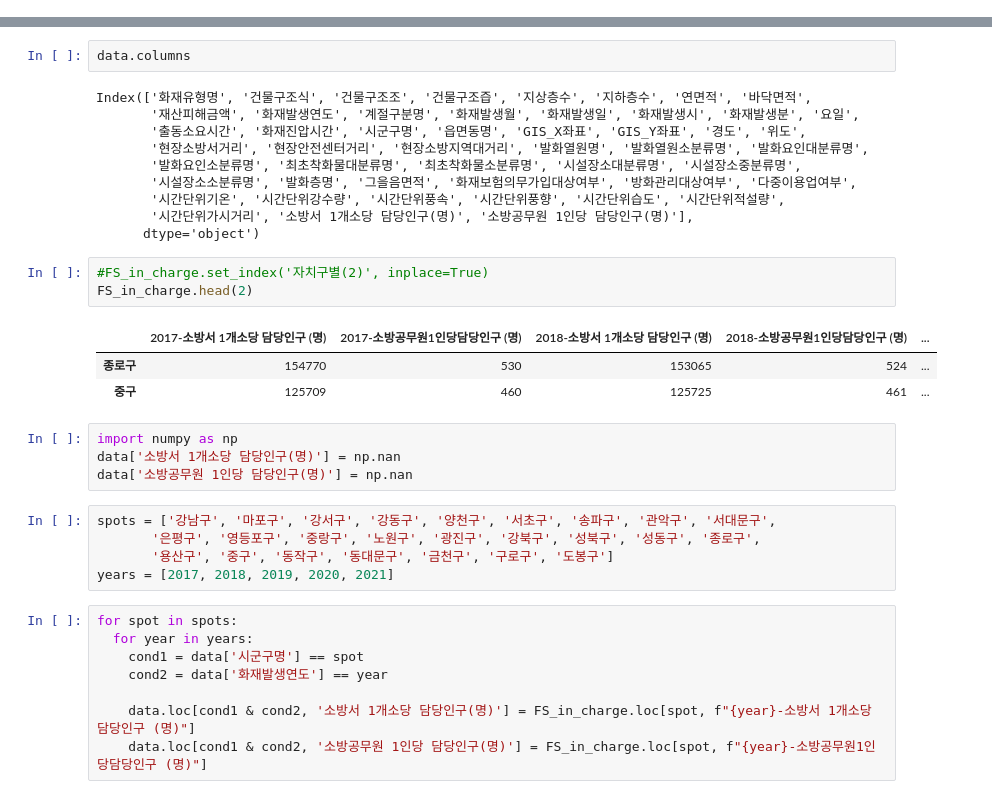
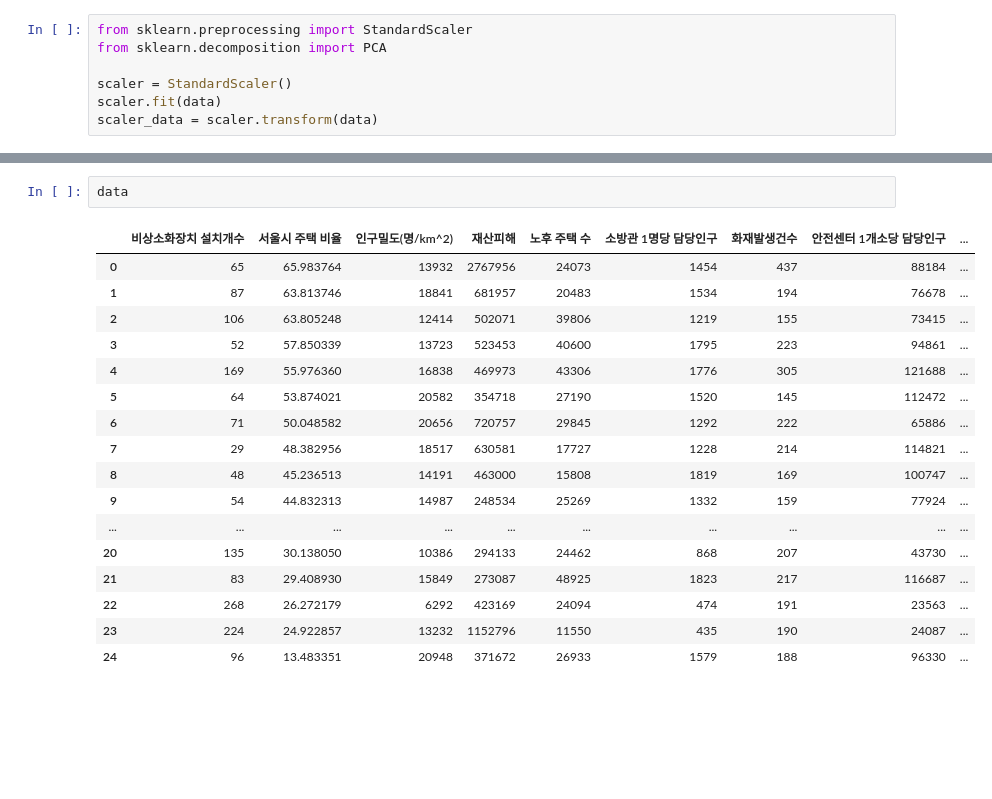
Before and after one commit to Ju0s/Prj-SeoulFireRisk, a Jupyter notebook: prediction_of_Fire_Property_Damage.ipynb, the cells around one changed output, grey strips where cells are left out. Drawn from its saved outputs; the diff is of its cells as text; blank space fills up the shorter version.

```diff
--- a/prediction_of_Fire_Property_Damage.ipynb
+++ b/prediction_of_Fire_Property_Damage.ipynb
@@ -5,0 +28,7 @@ FS_in_charge = pd.read_csv('/content/drive/MyDrive/세미프로ᄌ
+# %%
+from sklearn.preprocessing import StandardScaler
+from sklearn.decomposition import PCA
+
+scaler = StandardScaler()
+scaler.fit(data)
+scaler_data = scaler.transform(data)
@@ -6,36 +113,20 @@ FS_in_charge = pd.read_csv('/content/drive/MyDrive/세미프로ᄌ
 # %%
-data.columns
+data
 # %% [output]
-Index(['화재유형명', '건물구조식', '건물구조조', '건물구조즙', '지상층수', '지하층수', '연면적', '바닥면적',
-       '재산피해금액', '화재발생연도', '계절구분명', '화재발생월', '화재발생일', '화재발생시', '화재발생분', '요일',
-       '출동소요시간', '화재진압시간', '시군구명', '읍면동명', 'GIS_X좌표', 'GIS_Y좌표', '경도', '위도',
-       '현장소방서거리', '현장안전센터거리', '현장소방지역대거리', '발화열원명', '발화열원소분류명', '발화요인대분류명',
-       '발화요인소분류명', '최초착화물대분류명', '최초착화물소분류명', '시설장소대분류명', '시설장소중분류명',
-       '시설장소소분류명', '발화층명', '그을음면적', '화재보험의무가입대상여부', '방화관리대상여부', '다중이용업여부',
-       '시간단위기온', '시간단위강수량', '시간단위풍속', '시간단위풍향', '시간단위습도', '시간단위적설량',
-       '시간단위가시거리', '소방서 1개소당 담당인구(명)', '소방공무원 1인당 담당인구(명)'],
-      dtype='object')
+|  | 비상소화장치 설치개수 | 서울시 주택 비율 | 인구밀도(명/km^2) | 재산피해 | 노후 주택 수 | 소방관 1명당 담당인구 | 화재발생건수 | 안전센터 1개소당 담당인구 | ... |
+| 0 | 65 | 65.983764 | 13932 | 2767956 | 24073 | 1454 | 437 | 88184 | ... |
+| 1 | 87 | 63.813746 | 18841 | 681957 | 20483 | 1534 | 194 | 76678 | ... |
+| 2 | 106 | 63.805248 | 12414 | 502071 | 39806 | 1219 | 155 | 73415 | ... |
+| 3 | 52 | 57.850339 | 13723 | 523453 | 40600 | 1795 | 223 | 94861 | ... |
+| 4 | 169 | 55.976360 | 16838 | 469973 | 43306 | 1776 | 305 | 121688 | ... |
+| 5 | 64 | 53.874021 | 20582 | 354718 | 27190 | 1520 | 145 | 112472 | ... |
+| 6 | 71 | 50.048582 | 20656 | 720757 | 29845 | 1292 | 222 | 65886 | ... |
+| 7 | 29 | 48.382956 | 18517 | 630581 | 17727 | 1228 | 214 | 114821 | ... |
+| 8 | 48 | 45.236513 | 14191 | 463000 | 15808 | 1819 | 169 | 100747 | ... |
+| 9 | 54 | 44.832313 | 14987 | 248534 | 25269 | 1332 | 159 | 77924 | ... |
+| ... | ... | ... | ... | ... | ... | ... | ... | ... | ... |
+| 20 | 135 | 30.138050 | 10386 | 294133 | 24462 | 868 | 207 | 43730 | ... |
+| 21 | 83 | 29.408930 | 15849 | 273087 | 48925 | 1823 | 217 | 116687 | ... |
+| 22 | 268 | 26.272179 | 6292 | 423169 | 24094 | 474 | 191 | 23563 | ... |
+| 23 | 224 | 24.922857 | 13232 | 1152796 | 11550 | 435 | 190 | 24087 | ... |
+| 24 | 96 | 13.483351 | 20948 | 371672 | 26933 | 1579 | 188 | 96330 | ... |
-# %%
-#FS_in_charge.set_index('자치구별(2)', inplace=True)
-FS_in_charge.head(2)
-# %% [output]
-|  | 2017-소방서 1개소당 담당인구 (명) | 2017-소방공무원1인당담당인구 (명) | 2018-소방서 1개소당 담당인구 (명) | 2018-소방공무원1인당담당인구 (명) | ... |
-| 종로구 | 154770 | 530 | 153065 | 524 | ... |
-| 중구 | 125709 | 460 | 125725 | 461 | ... |
-# %%
-import numpy as np
-data['소방서 1개소당 담당인구(명)'] = np.nan
-data['소방공무원 1인당 담당인구(명)'] = np.nan
-# %%
-spots = ['강남구', '마포구', '강서구', '강동구', '양천구', '서초구', '송파구', '관악구', '서대문구',
-       '은평구', '영등포구', '중랑구', '노원구', '광진구', '강북구', '성북구', '성동구', '종로구',
-       '용산구', '중구', '동작구', '동대문구', '금천구', '구로구', '도봉구']
-years = [2017, 2018, 2019, 2020, 2021]
-# %%
-for spot in spots:
-  for year in years:
-    cond1 = data['시군구명'] == spot
-    cond2 = data['화재발생연도'] == year
-
-    data.loc[cond1 & cond2, '소방서 1개소당 담당인구(명)'] = FS_in_charge.loc[spot, f"{year}-소방서 1개소당 담당인구 (명)"]
-    data.loc[cond1 & cond2, '소방공무원 1인당 담당인구(명)'] = FS_in_charge.loc[spot, f"{year}-소방공무원1인당담당인구 (명)"]
```
Also changed, not shown: parts of 19 cells of this notebook.
